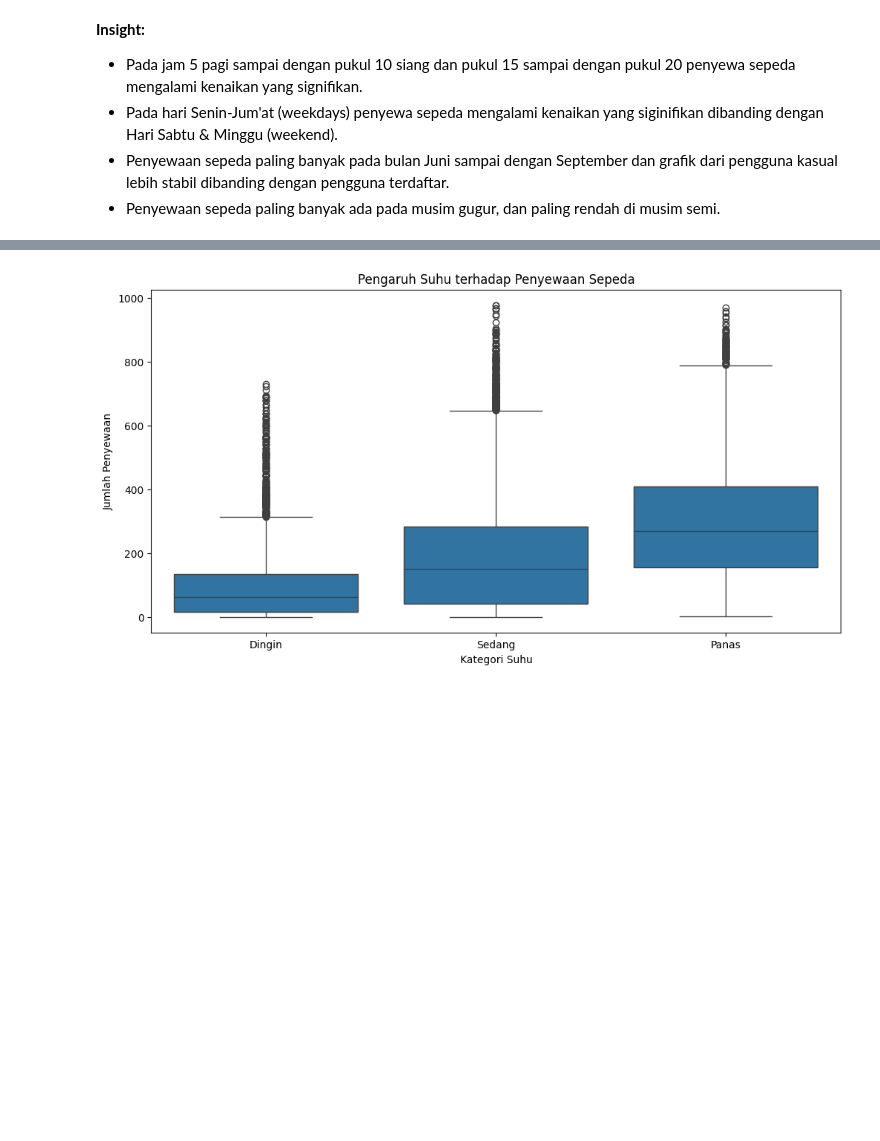
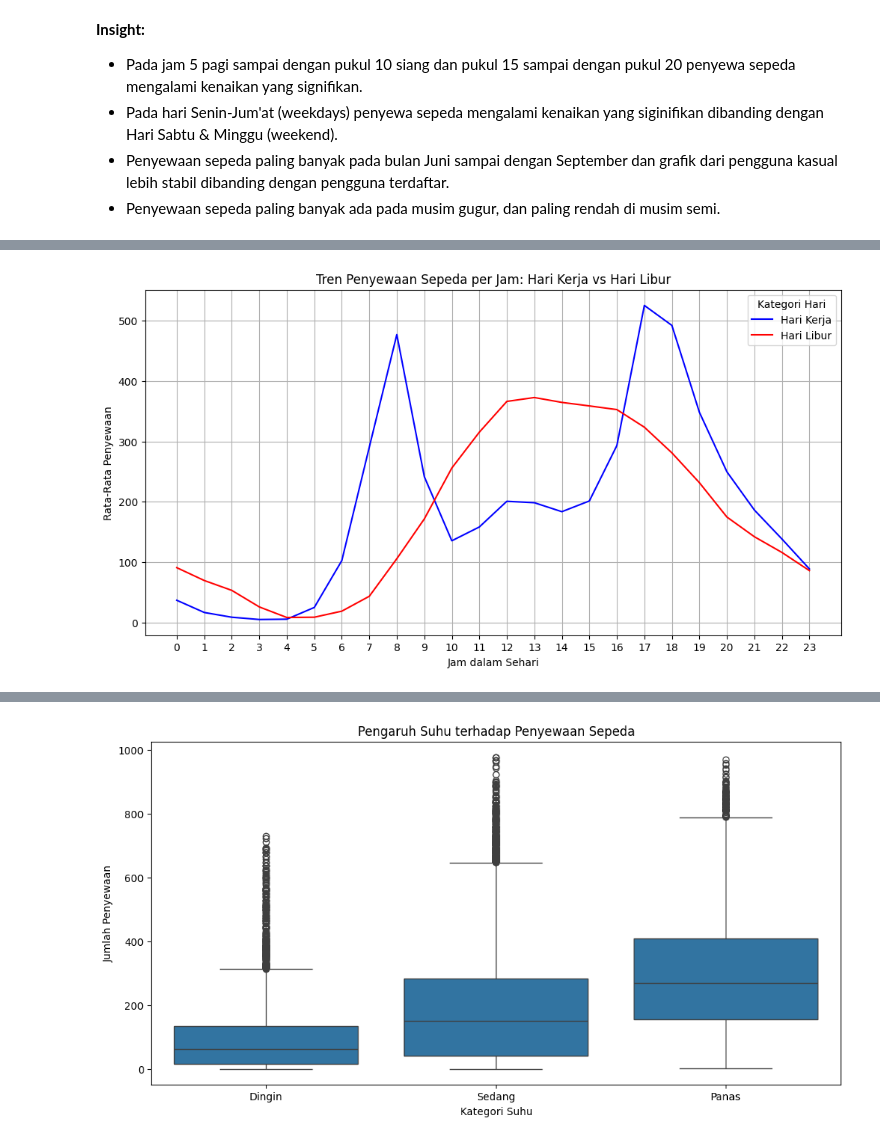
Before and after one commit to ferdiansakti/proyek_analisis_data, a Jupyter notebook: data/notebook.ipynb, the cells around one changed output, grey strips where cells are left out. Cells and saved outputs as stored; diff of their text form; code cells hidden in the pictures; blank space fills up the shorter version.

```diff
--- a/data/notebook.ipynb
+++ b/data/notebook.ipynb
@@ -281,0 +342,18 @@ plt.show()
+# %%
+# Menghitung rata-rata penyewaan per jam pada hari kerja dan hari libur
+penyewaan_per_jam_hari_kerja = data_sepeda[data_sepeda['workingday'] == 1].groupby('hr')['cnt'].mean()
+penyewaan_per_jam_hari_libur = data_sepeda[data_sepeda['workingday'] == 0].groupby('hr')['cnt'].mean()
+# %%
+# Visualisasi tren penyewaan per jam
+plt.figure(figsize=(12, 6))
+sns.lineplot(x=penyewaan_per_jam_hari_kerja.index, y=penyewaan_per_jam_hari_kerja, label='Hari Kerja', color='blue')
+sns.lineplot(x=penyewaan_per_jam_hari_libur.index, y=penyewaan_per_jam_hari_libur, label='Hari Libur', color='red')
+plt.title("Tren Penyewaan Sepeda per Jam: Hari Kerja vs Hari Libur")
+plt.xlabel("Jam dalam Sehari")
+plt.ylabel("Rata-Rata Penyewaan")
+plt.xticks(range(0, 24))
+plt.legend(title="Kategori Hari", loc='upper right')
+plt.grid(True)
+plt.show()
+# %% [output]
+[figure, added]
```
Also changed, not shown: parts of 14 cells of this notebook.
